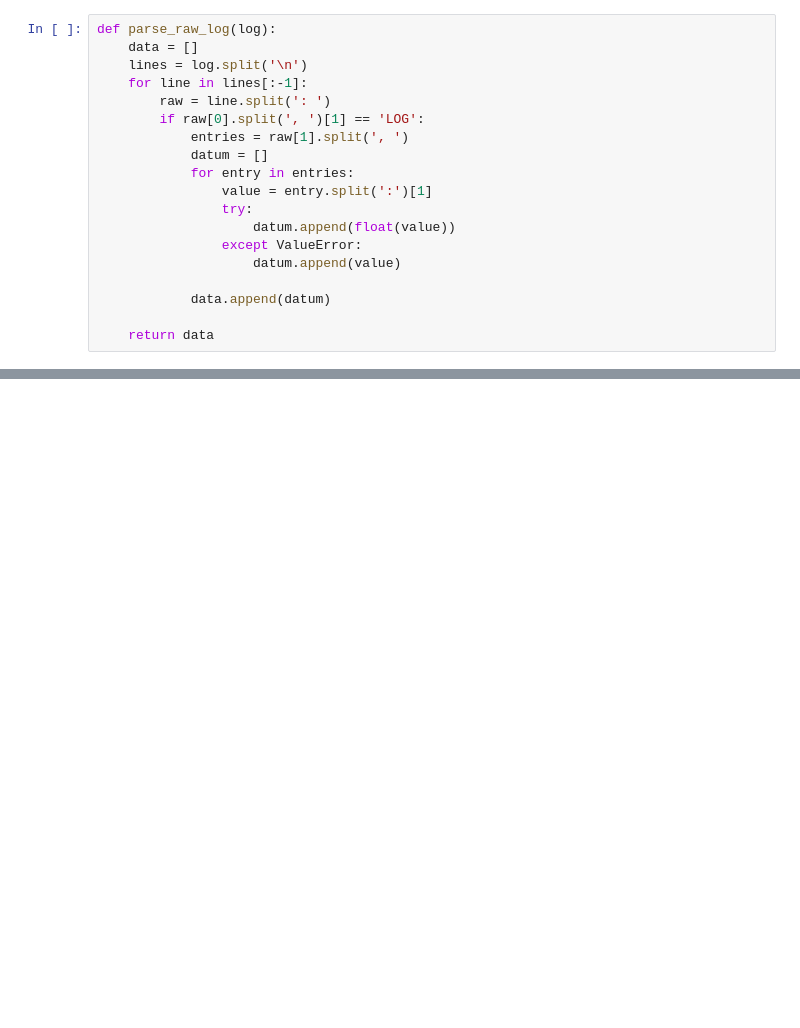
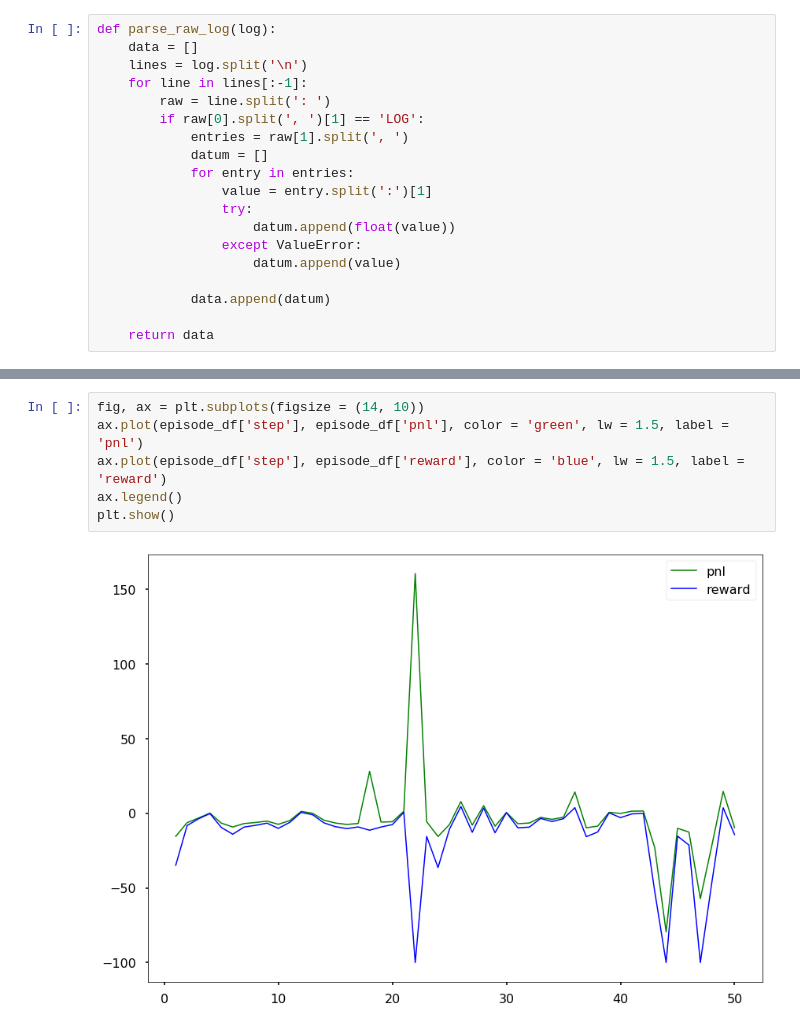
Before and after one commit to ieshanvaidya/reinforcement-learning-option-pricing, a Jupyter notebook: notebooks/0.1-parse-logs.ipynb, the cells around one changed output, grey strips where cells are left out. Drawn from its saved outputs; the diff is of its cells as text; blank space fills up the shorter version.

```diff
--- a/notebooks/0.1-parse-logs.ipynb
+++ b/notebooks/0.1-parse-logs.ipynb
@@ -66,3 +69,11 @@ ax.scatter(episode_df[episode_df['kind'] == 'policy']['step'], episode_df[episod
+# %%
+fig, ax = plt.subplots(figsize = (14, 10))
+ax.plot(episode_df['step'], episode_df['pnl'], color = 'green', lw = 1.5, label = 'pnl')
+ax.plot(episode_df['step'], episode_df['reward'], color = 'blue', lw = 1.5, label = 'reward')
+ax.legend()
+plt.show()
+# %% [output]
+[figure, added]
 # %%
 fig, ax = plt.subplots(figsize = (14, 10), nrows = 2, ncols = 1, sharex = True)
 groupby_episode = data_df.groupby('episode').mean()
```
Also changed, not shown: parts of 5 cells of this notebook, 1 other file.
